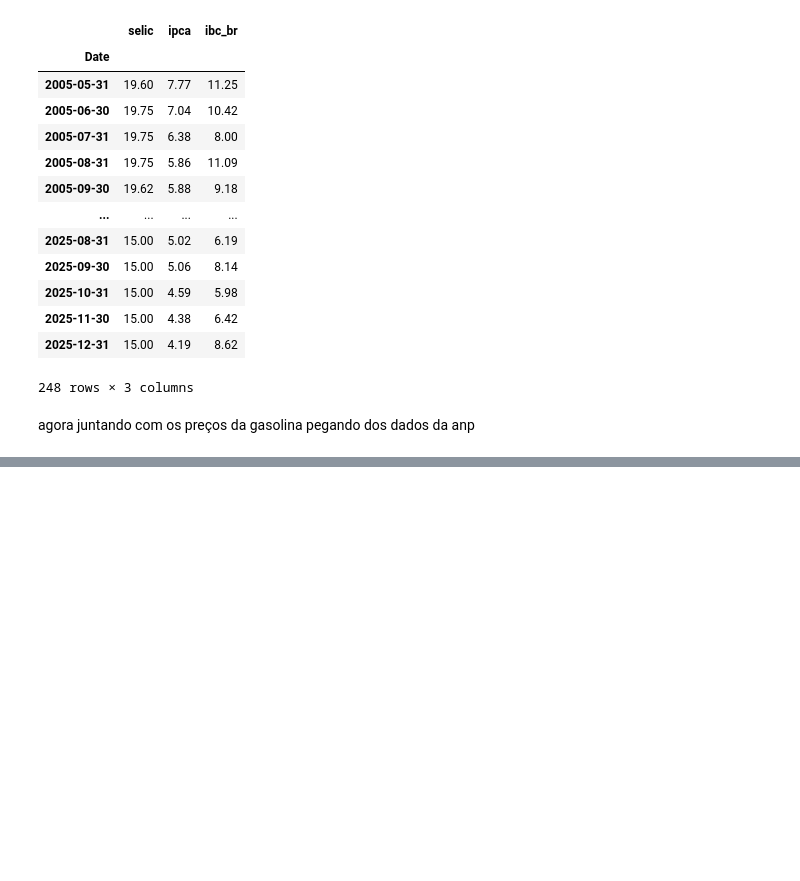
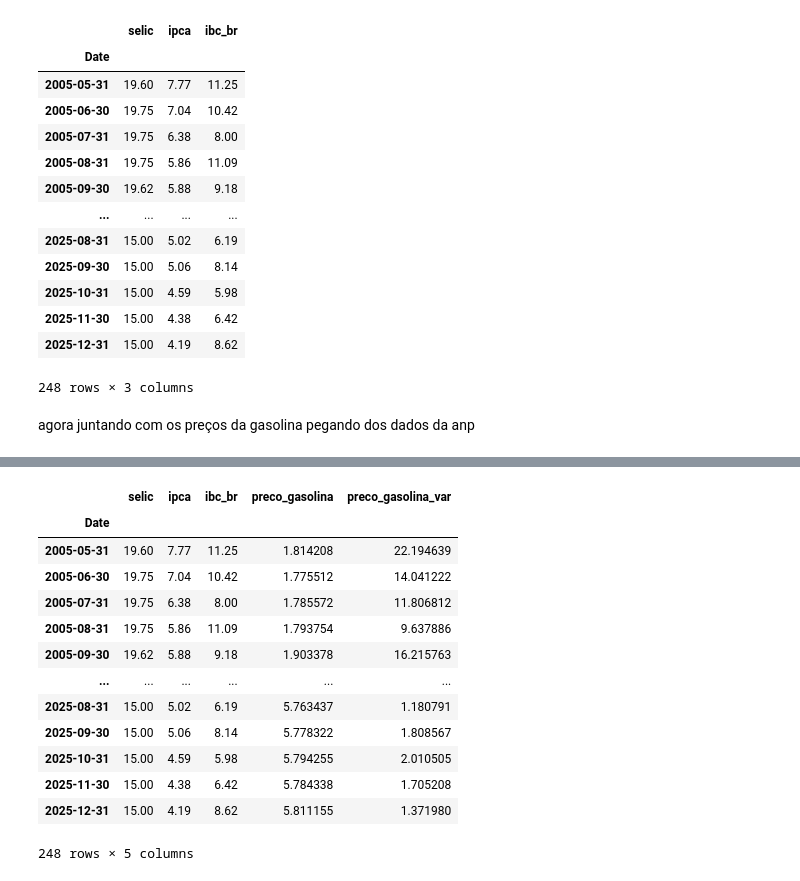
Before and after one commit to iagonmic/VECM-Gasoline-Prices, a Jupyter notebook: etl.ipynb, the cells around one changed output, grey strips where cells are left out. Cells and saved outputs as stored; diff of their text form; code cells hidden in the pictures; blank space fills up the shorter version.

```diff
--- a/etl.ipynb
+++ b/etl.ipynb
@@ -200,0 +249,3 @@ KeyboardInterrupt:
+# %%
+df['Valor de Venda'] = df['Valor de Venda'].str.replace(',', '.')
+df['Valor de Venda'] = df['Valor de Venda'].astype('float')
@@ -200,0 +272,4 @@ KeyboardInterrupt:
+# %%
+df.index = pd.to_datetime(df.index, format="%d/%m/%Y", errors="coerce")
+
+df = df.dropna()
@@ -200,0 +299,11 @@ KeyboardInterrupt:
+# %%
+# ajeitando preços para ficar mensalmente
+df = (
+    df
+    .rename(columns={'Valor de Venda': 'preco_gasolina'})
+    .reset_index()
+    .groupby(pd.Grouper(key='Data da Coleta', freq='ME'))
+    .mean()
+    .interpolate(method='linear') # aqui perdemos 55 linhas ao agrupar ficando com 205 apenas, então vamos usar interpolação linear para ter os 260 meses
+    .query('`Data da Coleta` >= "2004-05-10" and `Data da Coleta` <= "2026-01-01"')
+)
@@ -200,0 +331,5 @@ KeyboardInterrupt:
+# %%
+# transformando tudo em variação percentual
+df['preco_gasolina_var'] = df['preco_gasolina'].pct_change(12) * 100
+df = df.dropna()
+df
@@ -200,0 +351,18 @@ KeyboardInterrupt:
+# %%
+# juntando os dfs
+df_taxas.merge(df, left_index=True, right_index=True)
+# %% [output]
+|  | selic | ipca | ibc_br | preco_gasolina | preco_gasolina_var |
+| Date |  |  |  |  |  |
+| 2005-05-31 | 19.60 | 7.77 | 11.25 | 1.814208 | 22.194639 |
+| 2005-06-30 | 19.75 | 7.04 | 10.42 | 1.775512 | 14.041222 |
+| 2005-07-31 | 19.75 | 6.38 | 8.00 | 1.785572 | 11.806812 |
+| 2005-08-31 | 19.75 | 5.86 | 11.09 | 1.793754 | 9.637886 |
+| 2005-09-30 | 19.62 | 5.88 | 9.18 | 1.903378 | 16.215763 |
+| ... | ... | ... | ... | ... | ... |
+| 2025-08-31 | 15.00 | 5.02 | 6.19 | 5.763437 | 1.180791 |
+| 2025-09-30 | 15.00 | 5.06 | 8.14 | 5.778322 | 1.808567 |
+| 2025-10-31 | 15.00 | 4.59 | 5.98 | 5.794255 | 2.010505 |
+| 2025-11-30 | 15.00 | 4.38 | 6.42 | 5.784338 | 1.705208 |
+| 2025-12-31 | 15.00 | 4.19 | 8.62 | 5.811155 | 1.371980 |
+248 rows × 5 columns
```
Also changed, not shown: parts of 10 cells of this notebook, 1 other file.
